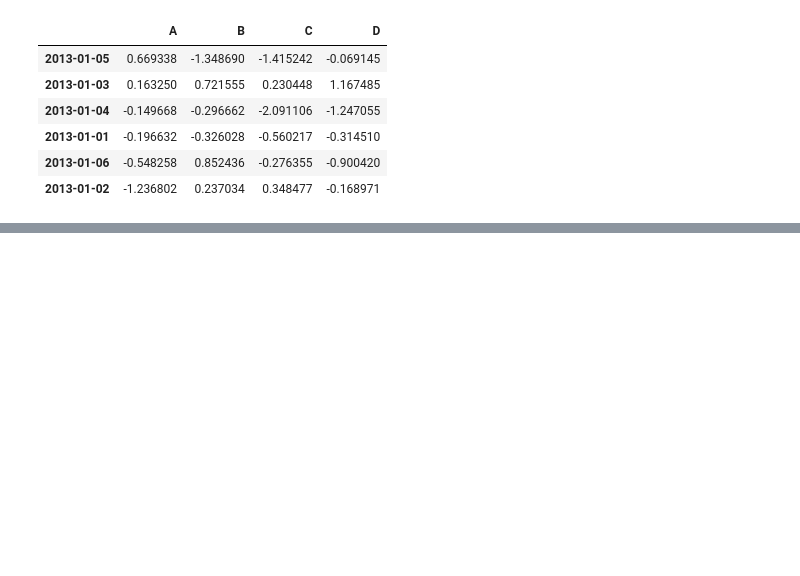
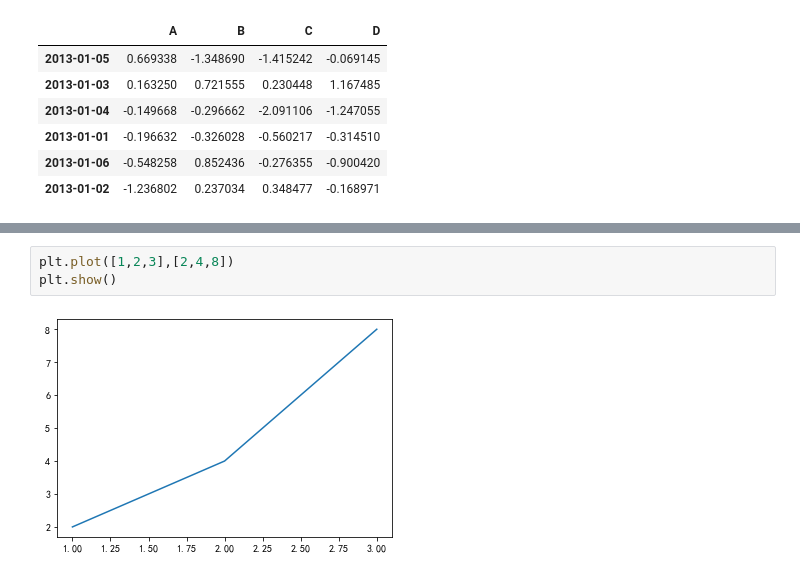
Before and after one commit to shen-yu/data-practice, a Jupyter notebook: test.ipynb, the cells around one changed output, grey strips where cells are left out. Cells and saved outputs as stored; diff of their text form; blank space fills up the shorter version.

```diff
--- a/test.ipynb
+++ b/test.ipynb
@@ -42,0 +57,5 @@ df.sort_values(["A"],ascending=False)
+# %%
+plt.plot([1,2,3],[2,4,8])
+plt.show()
+# %% [output]
+[figure, added]
```
Also changed, not shown: parts of 3 cells of this notebook, 2 other files.
